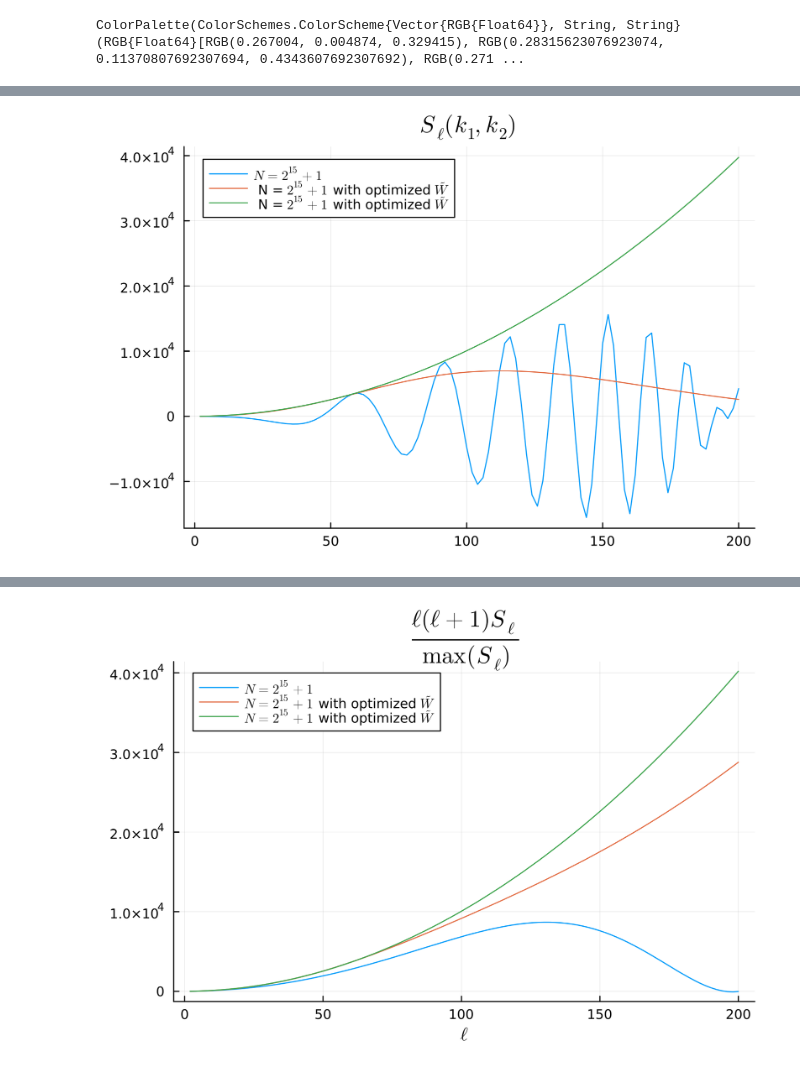
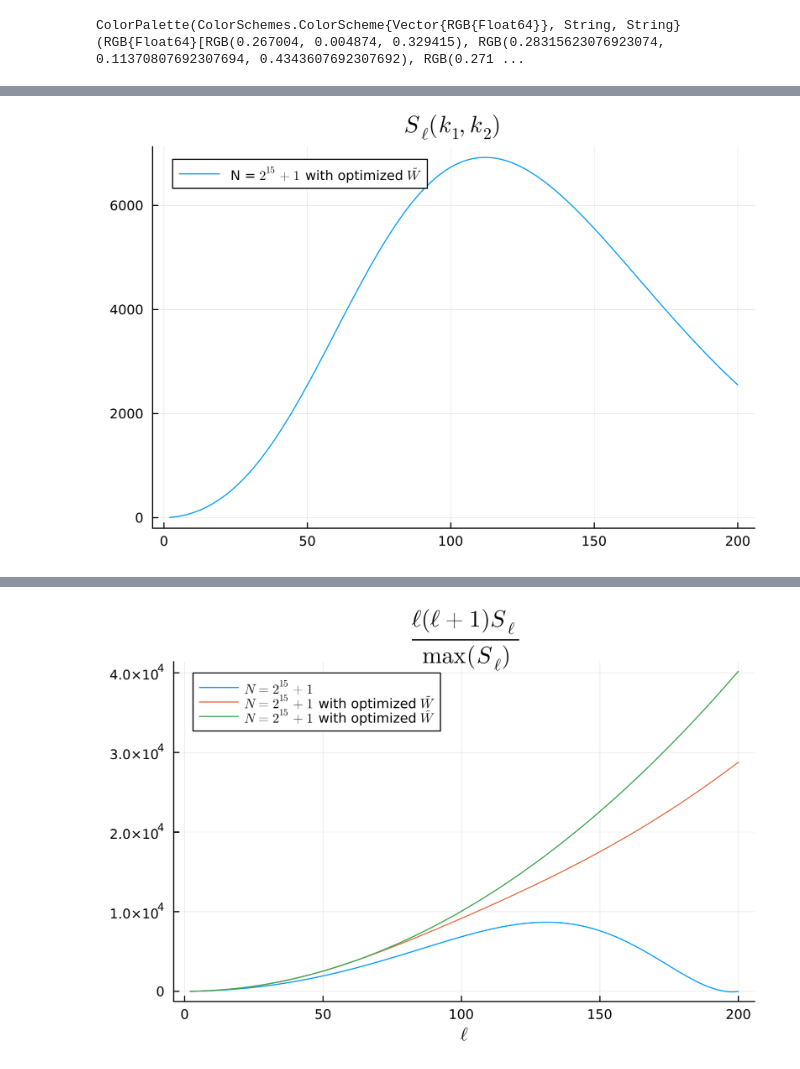
Before and after one commit to anvi-git/3D_Angular_Power_Spectrum, a Jupyter notebook: notebooks/comparisons_new.ipynb, the cells around one changed output, grey strips where cells are left out. Saved outputs shown, nothing was run; the diff lists cells and outputs as text; code cells hidden in the pictures.

```diff
--- a/notebooks/comparisons_new.ipynb
+++ b/notebooks/comparisons_new.ipynb
@@ -62,12 +110,8 @@ ColorPalette(ColorSchemes.ColorScheme{Vector{RGB{Float64}}, String, String}(RGB{
 # %%
-Slkk1 = npzread("out/runs/run_2026_06_07_033316/S_lkk.npy") # 2^15+1 with code #1
-Slkk2 = npzread("out/runs/run_2026_06_09_153751/S_lkk.npy") # 2^15+1 with optimized W_tilde - code #2
-Slkk3 = npzread("out/runs/run_2026_06_09_162124/S_lkk.npy") # 2^15+1 with optimized W_tilde - code #1
-
+ℓ = LinRange(2, 200, 200)
+Slkk2 = npzread("out/runs/run_2026_06_11_102513/S_lkk.npy") # 2^15+1 - it's overkill to use 200 ℓ values
 i = 1; j = 1;
-Plots.plot(ℓ, Slkk1[i,j,:] .* ℓ .* (ℓ .+ 1) / maximum(Slkk1[i,j,:]), label = L" N = 2^{15} + 1")
-Plots.plot!(ℓ, Slkk2[i,j,:] .* ℓ .* (ℓ .+ 1) / maximum(Slkk2[i,j,:]), label = L" N = $2^{15} + 1$ with optimized $\tilde W$")
-Plots.plot!(ℓ, Slkk3[i,j,:] .* ℓ .* (ℓ .+ 1) / maximum(Slkk3[i,j,:]), label = L" N = $2^{15} + 1$ with optimized $\tilde W$")
+Plots.plot(ℓ, Slkk2[i,j,:] .* ℓ .* (ℓ .+ 1) / maximum(Slkk2[i,j,:]), label = L" N = $2^{15} + 1$ with optimized $\tilde W$")
 Plots.plot!(dpi = 300, legend=true, title = L"S_{\ell}(k_1,k_2)")
 # %% [output]
-[figure, old version]
+[figure, new version]
```
Also changed, not shown: parts of 5 cells of this notebook.
